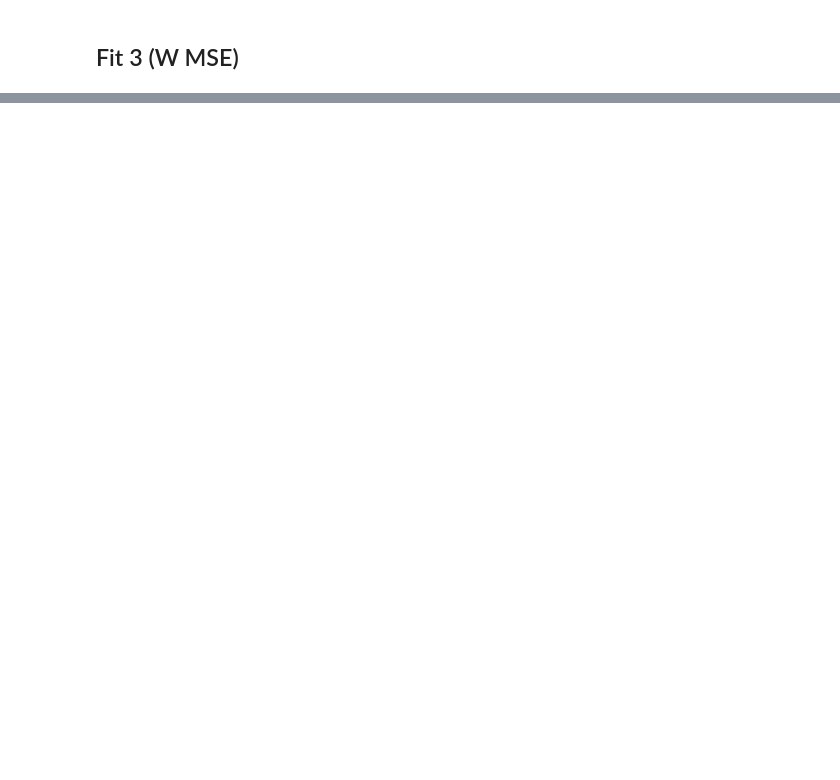
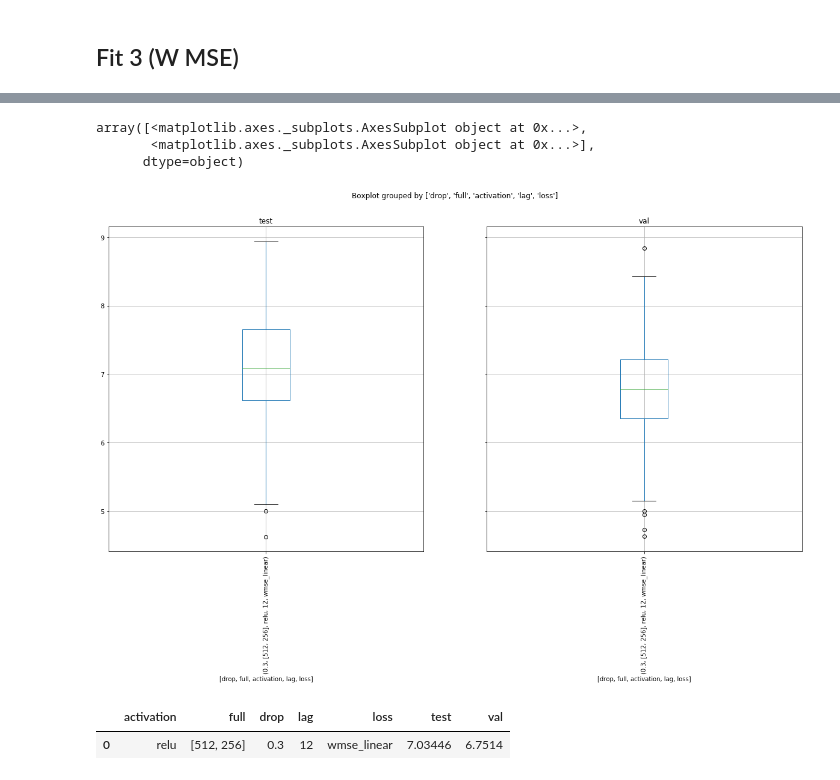
Before and after one commit to bejar/Wind, a Jupyter notebook: Notebooks/Tunning/ParameterTunningMLPs2s.ipynb, the cells around one changed output, grey strips where cells are left out. Drawn from its saved outputs; the diff is of its cells as text; code cells hidden in the pictures; blank space fills up the shorter version.

Commit message:
Experimenting with different losses

```diff
--- a/Notebooks/Tunning/ParameterTunningMLPs2s.ipynb
+++ b/Notebooks/Tunning/ParameterTunningMLPs2s.ipynb
@@ -174,0 +174,23 @@ py.iplot([trace], filename='basic-scatter')
+# %%
+query={'experiment':'mlps2swmse2'}
+
+results = DBResults(conn=mongolocaltest)
+#results = DBResults()
+
+results.retrieve_results_dataframe(query, arch=['drop', 'full', 'activation', 'loss'], data=['lag'])
+# %%
+a=results.exp_df.groupby(['site','activation','drop','full','lag', 'loss'],as_index=False).sum()
+a.drop(columns=['hour', 'site'], inplace=True)
+# %%
+a.boxplot(by=['drop', 'full', 'activation','lag', 'loss'],figsize=(20,10), rot=90)
+# %% [output]
+array([<matplotlib.axes._subplots.AxesSubplot object at 0x...>,
+       <matplotlib.axes._subplots.AxesSubplot object at 0x...>],
+      dtype=object)
+[figure, added]
+# %%
+b =a.groupby(by=['activation','full', 'drop','lag', 'loss'],as_index=False).mean()
+b.style.highlight_max()
+# %% [output]
+|  | activation | full | drop | lag | loss | test | val |
+| 0 | relu | [512, 256] | 0.3 | 12 | wmse_linear | 7.03446 | 6.7514 |
```
Also changed, not shown: parts of 13 cells of this notebook, 2 other files.
